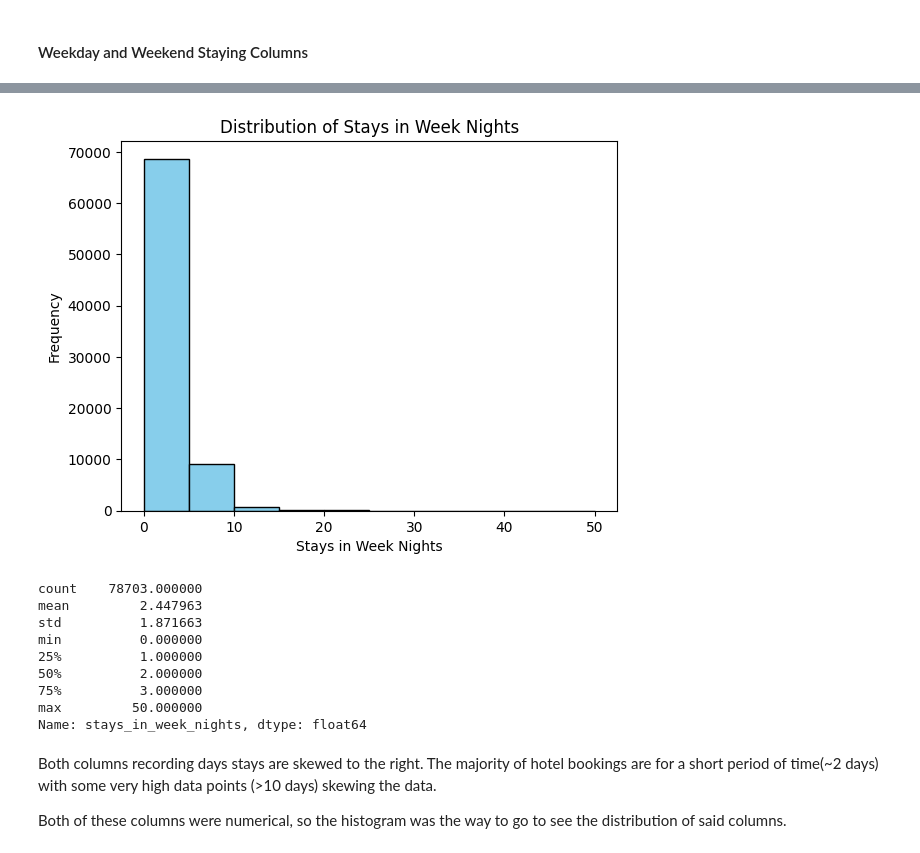
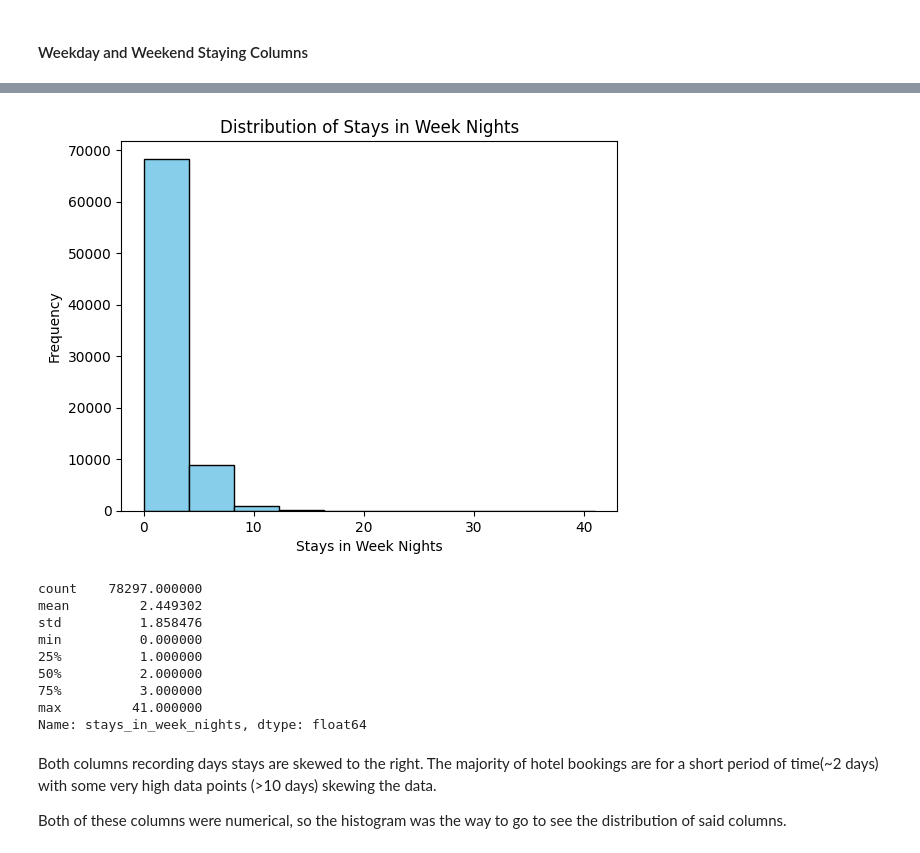
Before and after one commit to achen409/cs236-project, a Jupyter notebook: hotel_booking_cleaning.ipynb, the cells around one changed output, grey strips where cells are left out. Saved outputs shown, nothing was run; the diff lists cells and outputs as text; code cells hidden in the pictures.

```diff
--- a/hotel_booking_cleaning.ipynb
+++ b/hotel_booking_cleaning.ipynb
@@ -69,7 +73,6 @@ Before we continue with the EDA it is important to clean out any NaN's or null v
 hotel_pd = hotel_booking.toPandas()
 # %%
 # filter by drop na datapoints and dropping duplicate rows
-hotel_pd = hotel_pd.dropna()
-hotel_pd = hotel_pd.drop_duplicates()
+hotel_booking = hotel_booking.dropna().dropDuplicates()
 # %%
 # output filtered hotel_booking as csv
@@ -250,26 +273,28 @@ max         19.000000
 Name: stays_in_weekend_nights, dtype: float64
 # %%
 # histogram for stays in week nights
-plt.hist(hotel_pd["stays_in_week_nights"], color="skyblue", edgecolor="black")
+weekdays_pd = hotel_booking.select("stays_in_week_nights").toPandas()
+
+plt.hist(weekdays_pd["stays_in_week_nights"], color="skyblue", edgecolor="black")
 plt.xlabel("Stays in Week Nights")
 plt.ylabel("Frequency")
 plt.title("Distribution of Stays in Week Nights")
 
 plt.show()
 # %% [output]
-[figure, old version]
+[figure, new version]
 # %%
 # summary statistics
-hotel_pd["stays_in_week_nights"].describe()
+weekdays_pd["stays_in_week_nights"].describe()
 # %% [output]
-count    78703.000000
-mean         2.447963
-std          1.871663
+count    78297.000000
+mean         2.449302
+std          1.858476
 min          0.000000
 25%          1.000000
 50%          2.000000
 75%          3.000000
-max         50.000000
+max         41.000000
 Name: stays_in_week_nights, dtype: float64
 # %% [markdown]
 Both columns recording days stays are skewed to the right. The majority of hotel bookings are for a short period of time(~2 days) with some very high data points (>10 days) skewing the data.
```
Also changed, not shown: parts of 19 cells of this notebook.
